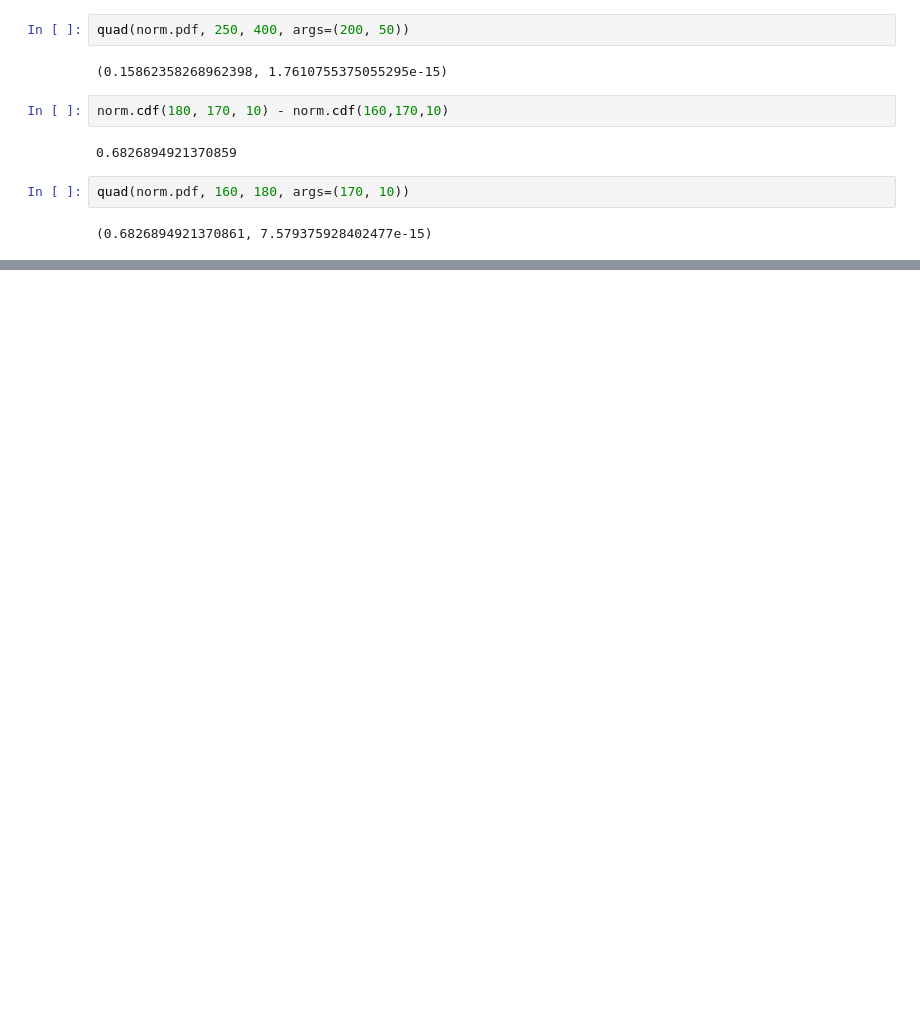
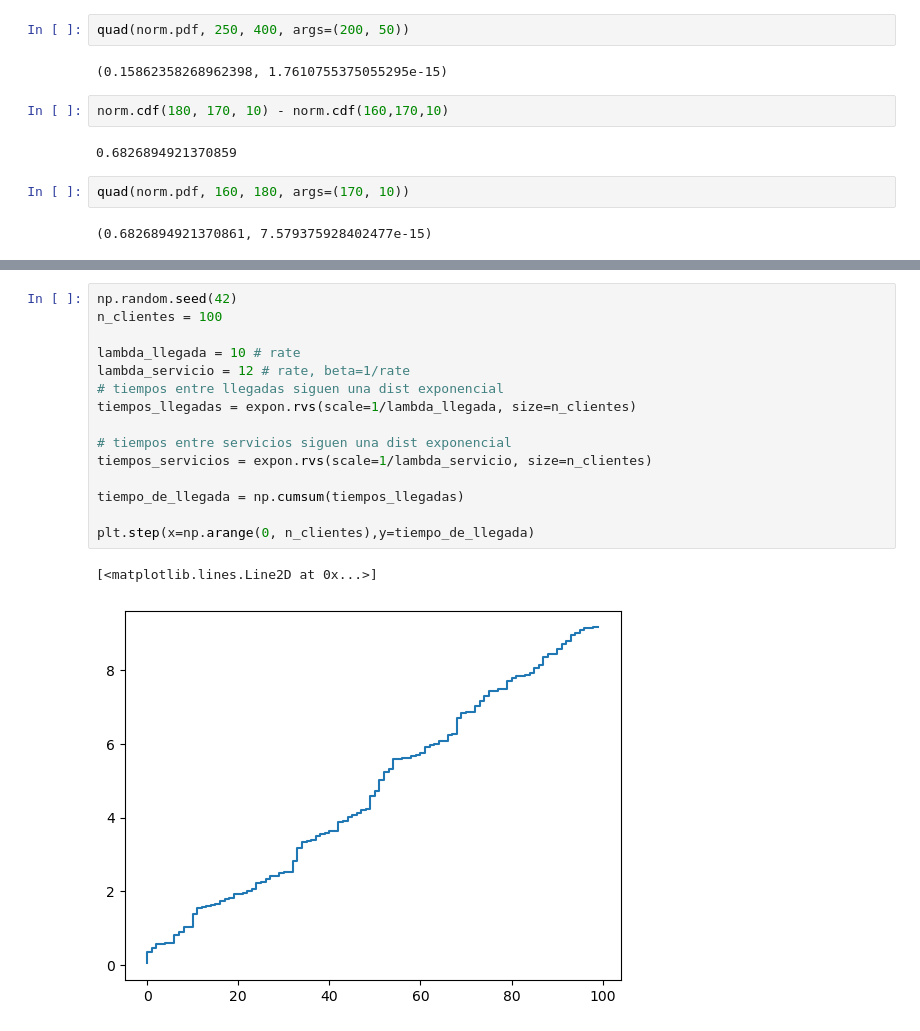
Before and after one commit to jealcalat/AEM-ITESO, a Jupyter notebook: tema_2/funciones_densidad_cdf.ipynb, the cells around one changed output, grey strips where cells are left out. Drawn from its saved outputs; the diff is of its cells as text; blank space fills up the shorter version.

```diff
--- a/tema_2/funciones_densidad_cdf.ipynb
+++ b/tema_2/funciones_densidad_cdf.ipynb
@@ -316,0 +330,18 @@ array([10, 13, 10, 10, 10, 13, 11,  9,  6])
+# %%
+np.random.seed(42)
+n_clientes = 100
+
+lambda_llegada = 10 # rate
+lambda_servicio = 12 # rate, beta=1/rate
+# tiempos entre llegadas siguen una dist exponencial
+tiempos_llegadas = expon.rvs(scale=1/lambda_llegada, size=n_clientes)
+
+# tiempos entre servicios siguen una dist exponencial
+tiempos_servicios = expon.rvs(scale=1/lambda_servicio, size=n_clientes)
+
+tiempo_de_llegada = np.cumsum(tiempos_llegadas)
+
+plt.step(x=np.arange(0, n_clientes),y=tiempo_de_llegada)
+# %% [output]
+[<matplotlib.lines.Line2D at 0x...>]
+[figure, added]
```
Also changed, not shown: parts of 29 cells of this notebook, 3 other files.
